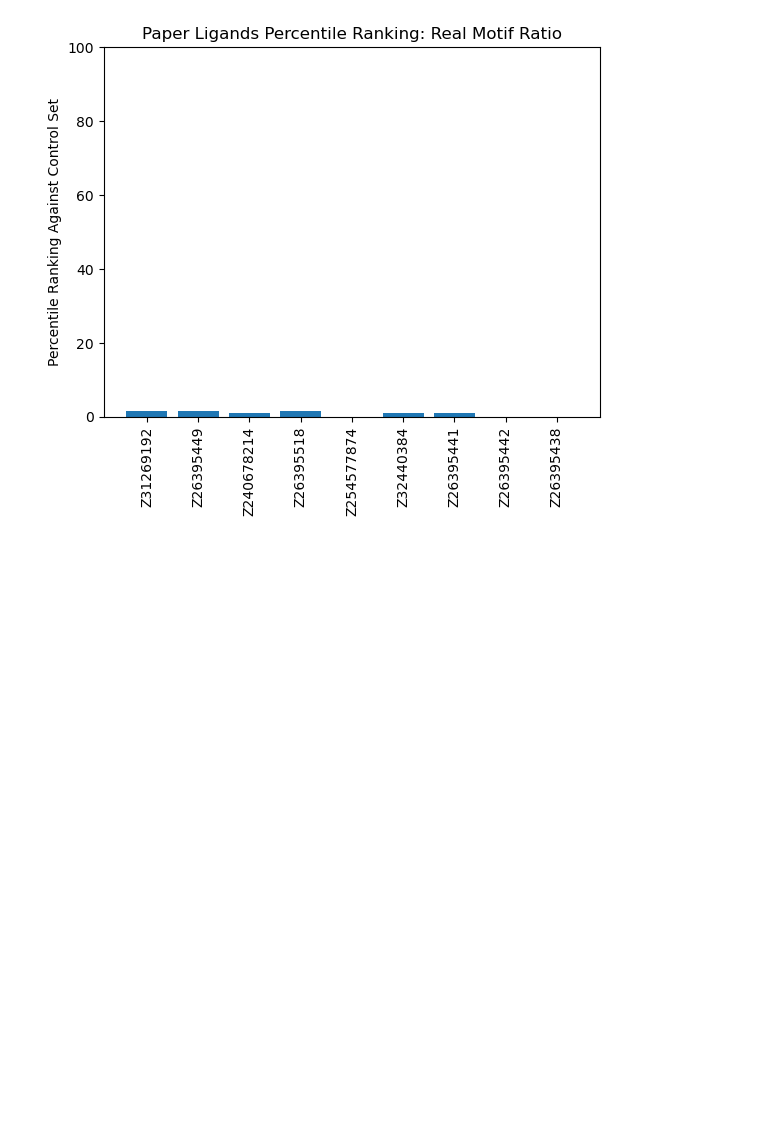
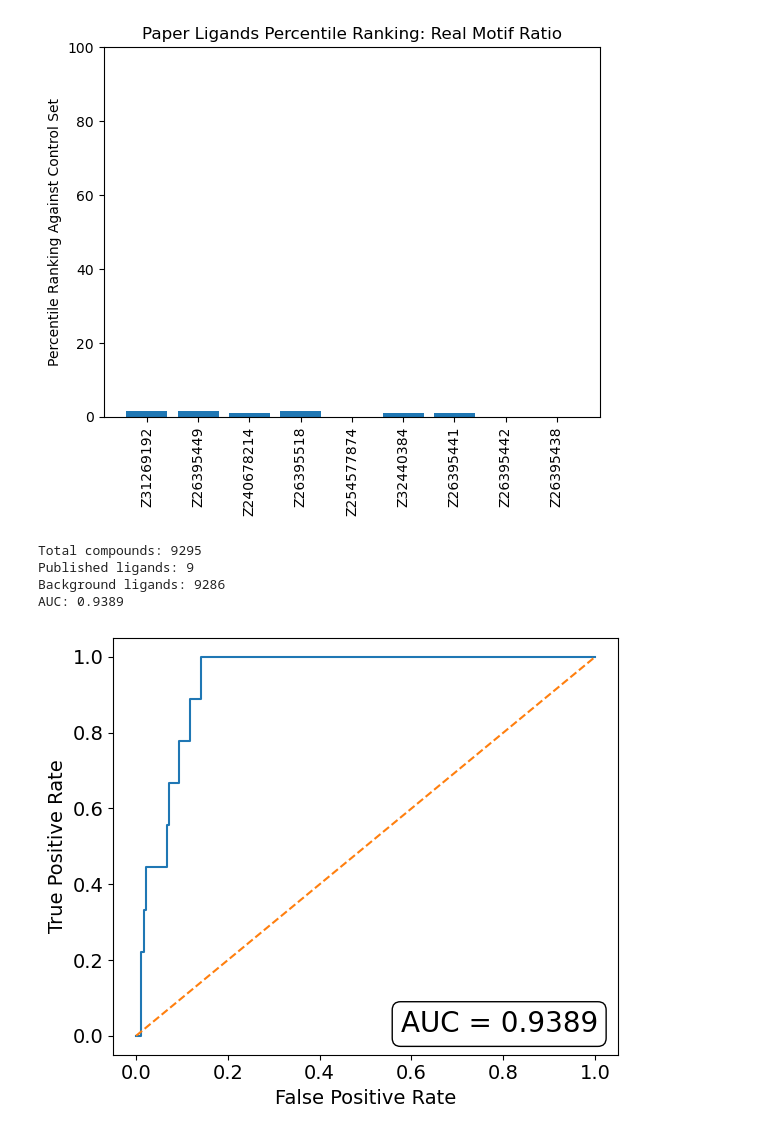
Before and after one commit to toadlover/ginsparg_thymelab_thesis, a Jupyter notebook: jupyter_notebooks/figure_making/replicating_other_publications/good/ai-powered_results.ipynb, the cells around one changed output. Saved outputs shown, nothing was run; the diff lists cells and outputs as text; code cells hidden in the pictures; blank space fills up the shorter version.

Commit message:
pushing updated notebooks that now also get ROC curves and calculate AUC

```diff
--- a/jupyter_notebooks/figure_making/replicating_other_publications/good/ai-powered_results.ipynb
+++ b/jupyter_notebooks/figure_making/replicating_other_publications/good/ai-powered_results.ipynb
@@ -135,3 +135,61 @@ plt.gca().yaxis.set_major_formatter(FuncFormatter(lambda x, _: f'{int(x):,}'))
 plt.show()
 # %% [output]
 [figure]
+# %%
+import pandas as pd
+import numpy as np
+import matplotlib.pyplot as plt
+from sklearn.metrics import roc_curve, auc
+
+# load file (no header)
+df = pd.read_csv("../../../../benchmarking_other_papers/papers/AI-powered_Virtual_Screening_of_Large_Compound_Libraries_leads_to_the_Discovery_of_Novel_Inhibitors_of_Sirtuin-1/analysis_results/best_ddg.csv", header=None)
+
+# if there is an extra empty trailing column, drop it
+df = df.dropna(axis=1, how="all")
+
+# column 0 is the true class: 1 = published ligand, 0 = background
+y_true = df[0].astype(int).to_numpy()
+
+# since file is already sorted best -> worst, create a score from row order
+n = len(df)
+y_score = np.arange(n, 0, -1)
+
+# ROC + AUC
+fpr, tpr, thresholds = roc_curve(y_true, y_score)
+roc_auc = auc(fpr, tpr)
+
+print(f"Total compounds: {n}")
+print(f"Published ligands: {y_true.sum()}")
+print(f"Background ligands: {(y_true == 0).sum()}")
+print(f"AUC: {roc_auc:.4f}")
+
+# plot
+plt.figure(figsize=(6,5))
+plt.step(fpr, tpr, where="post")
+plt.plot([0, 1], [0, 1], linestyle="--")
+
+plt.xlabel("False Positive Rate", fontsize=14)
+plt.ylabel("True Positive Rate", fontsize=14)
+#plt.title("ROC Curve")
+
+plt.tick_params(axis='both', labelsize=14)
+
+# AUC box in bottom-right
+plt.text(
+    0.96, 0.04,
+    f"AUC = {roc_auc:.4f}",
+    transform=plt.gca().transAxes,
+    ha="right",
+    va="bottom",
+    fontsize=20,
+    bbox=dict(boxstyle="round", facecolor="white", edgecolor="black")
+)
+
+plt.tight_layout()
+plt.show()
+# %% [output]
+Total compounds: 9295
+Published ligands: 9
+Background ligands: 9286
+AUC: 0.9389
+[figure, added]
```
Also changed, not shown: parts of 3 cells of this notebook, 6 other files.
